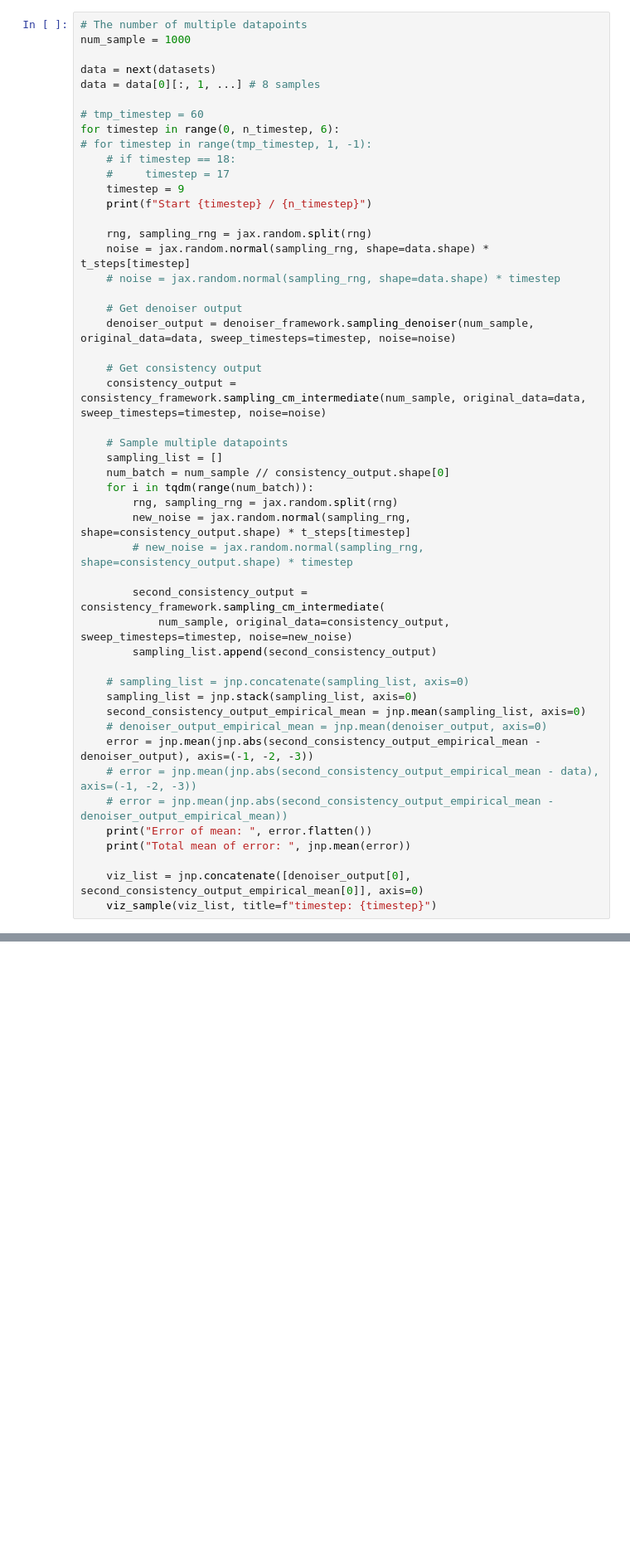
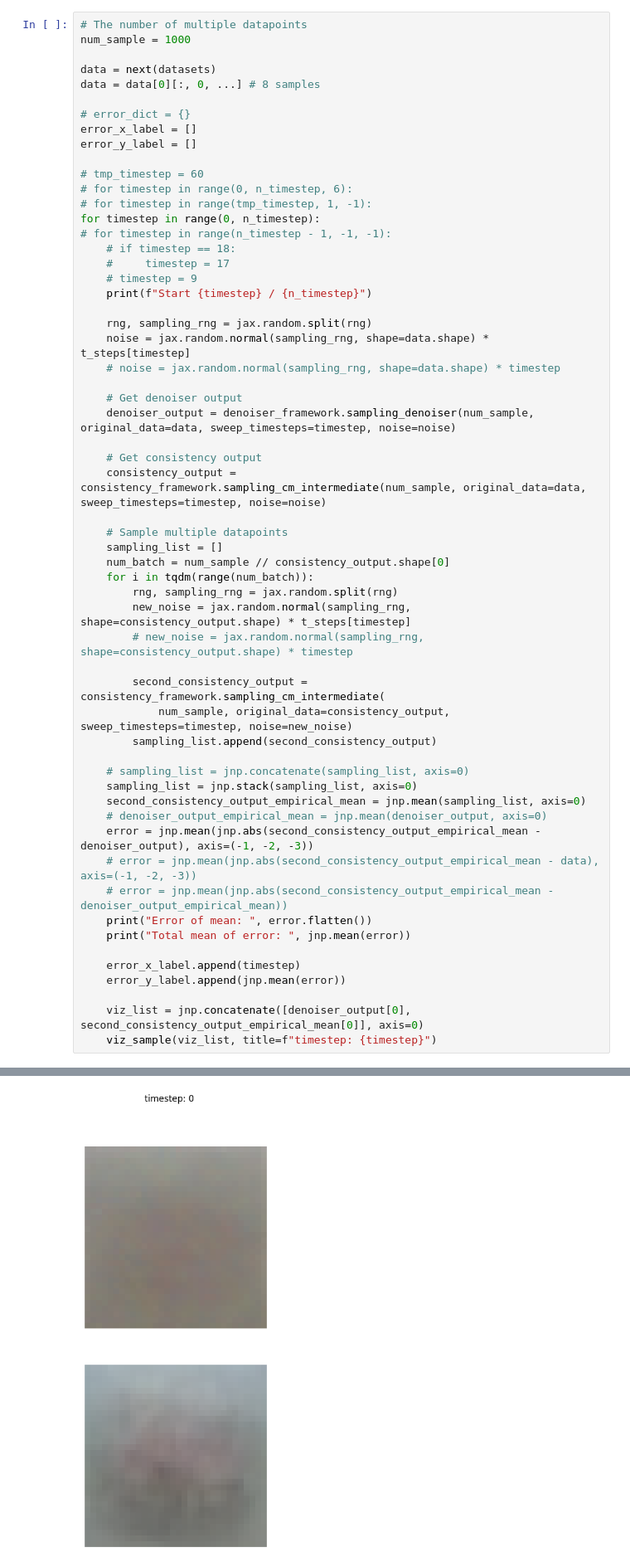
Before and after one commit to boingkiri/diffusion, a Jupyter notebook: compare_mean.ipynb, the cells around one changed output, grey strips where cells are left out. Shown at 83% size. Saved outputs shown, nothing was run; the diff lists cells and outputs as text; blank space fills up the shorter version.

Commit message:
Add compare mean file and its API

```diff
--- a/compare_mean.ipynb
+++ b/compare_mean.ipynb
@@ -107,14 +108,20 @@ viz_sample(sample)
 num_sample = 1000
 
 data = next(datasets)
-data = data[0][:, 1, ...] # 8 samples
+data = data[0][:, 0, ...] # 8 samples
+
+# error_dict = {}
+error_x_label = []
+error_y_label = []
 
 # tmp_timestep = 60
-for timestep in range(0, n_timestep, 6):
+# for timestep in range(0, n_timestep, 6):
 # for timestep in range(tmp_timestep, 1, -1):
+for timestep in range(0, n_timestep):
+# for timestep in range(n_timestep - 1, -1, -1):
     # if timestep == 18:
     #     timestep = 17
-    timestep = 9
+    # timestep = 9
     print(f"Start {timestep} / {n_timestep}")
 
     rng, sampling_rng = jax.random.split(rng)
@@ -149,6 +156,9 @@ for timestep in range(0, n_timestep, 6):
     print("Error of mean: ", error.flatten())
     print("Total mean of error: ", jnp.mean(error))
 
+    error_x_label.append(timestep)
+    error_y_label.append(jnp.mean(error))
+
     viz_list = jnp.concatenate([denoiser_output[0], second_consistency_output_empirical_mean[0]], axis=0)
     viz_sample(viz_list, title=f"timestep: {timestep}")
 # %% [output]
@@ -155,0 +169 @@ Start 9 / 18
+[figure, added]
```
Also changed, not shown: parts of 8 cells of this notebook, 2 other files.
